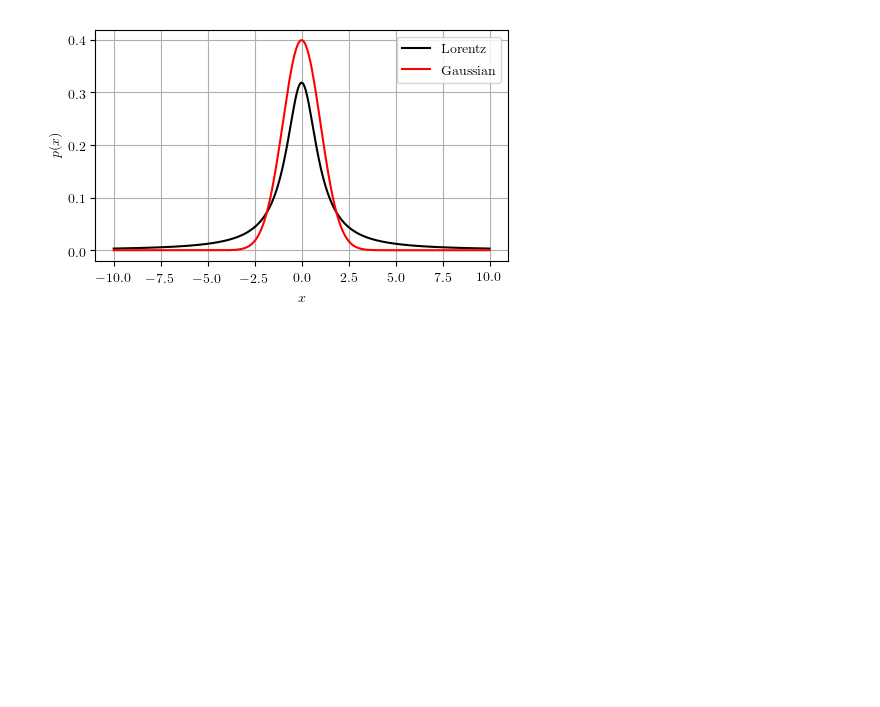
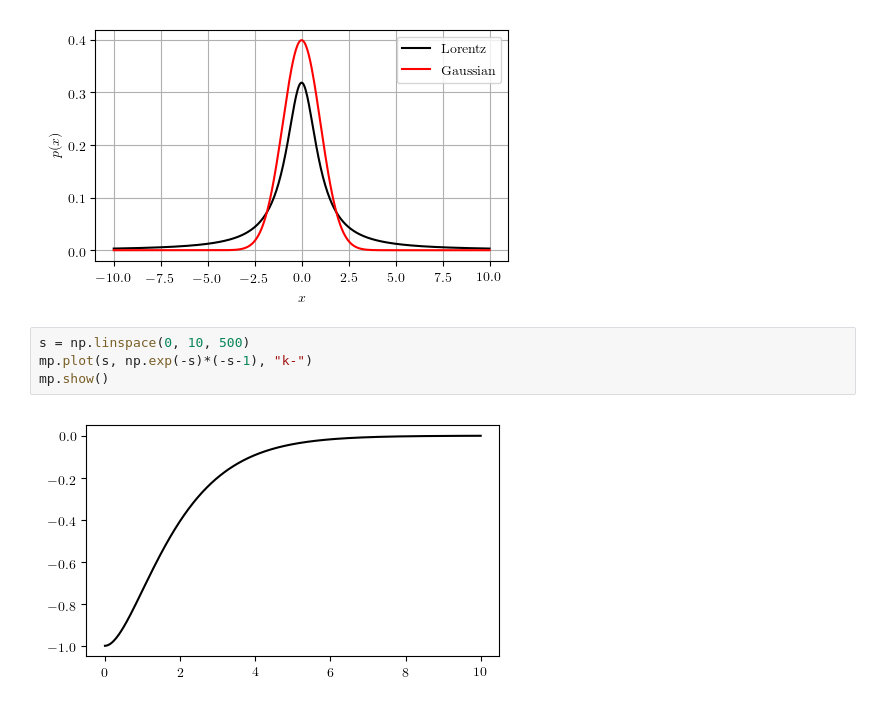
Before and after one commit to kvdomingo/Physics-151, a Jupyter notebook: PS 07/PS 07.ipynb, the cells around one changed output. Cells and saved outputs as stored; diff of their text form; blank space fills up the shorter version.

```diff
--- a/PS 07/PS 07.ipynb
+++ b/PS 07/PS 07.ipynb
@@ -29,3 +31,9 @@ mp.savefig("lorentz.png", dpi=300, bbox_inches="tight")
 mp.show()
 # %% [output]
 [figure]
+# %%
+s = np.linspace(0, 10, 500)
+mp.plot(s, np.exp(-s)*(-s-1), "k-")
+mp.show()
+# %% [output]
+[figure, added]
```
Also changed, not shown: parts of 1 cell of this notebook, 12 other files.
